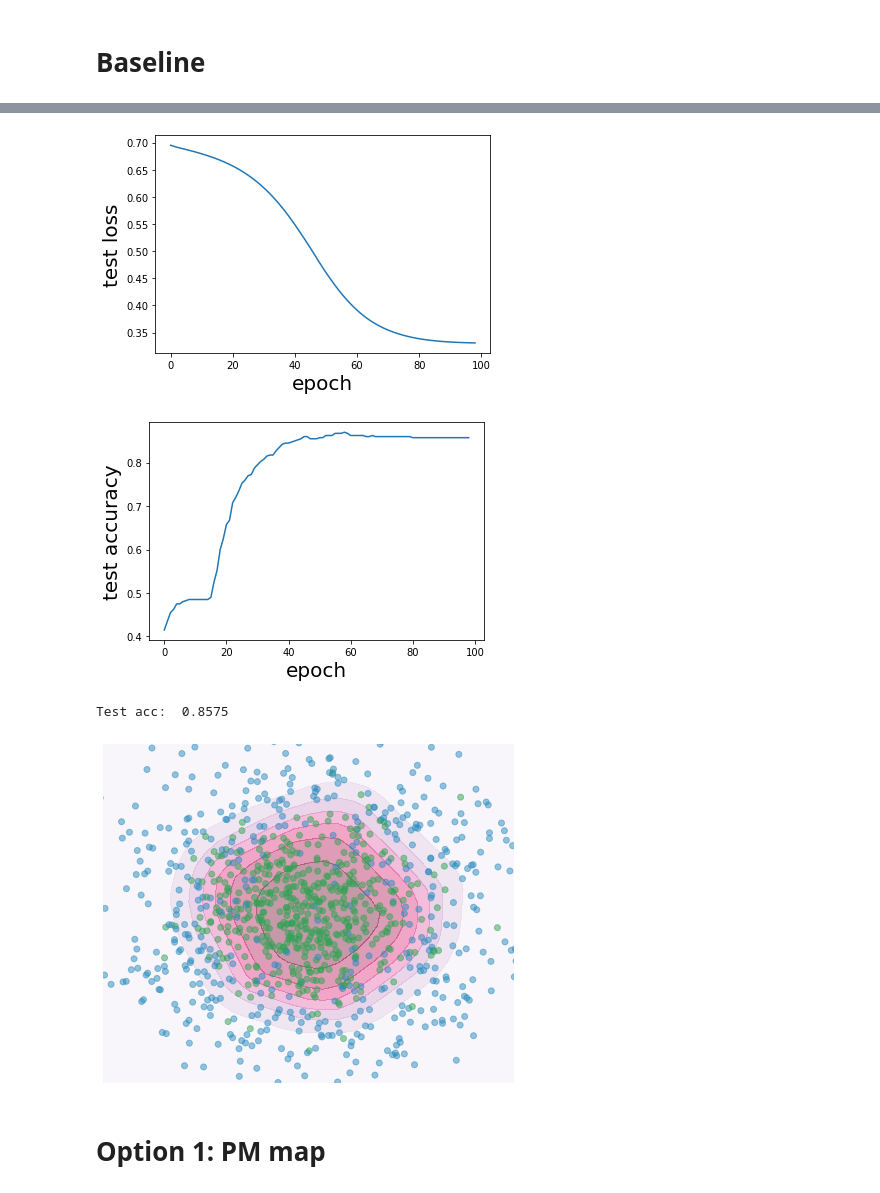
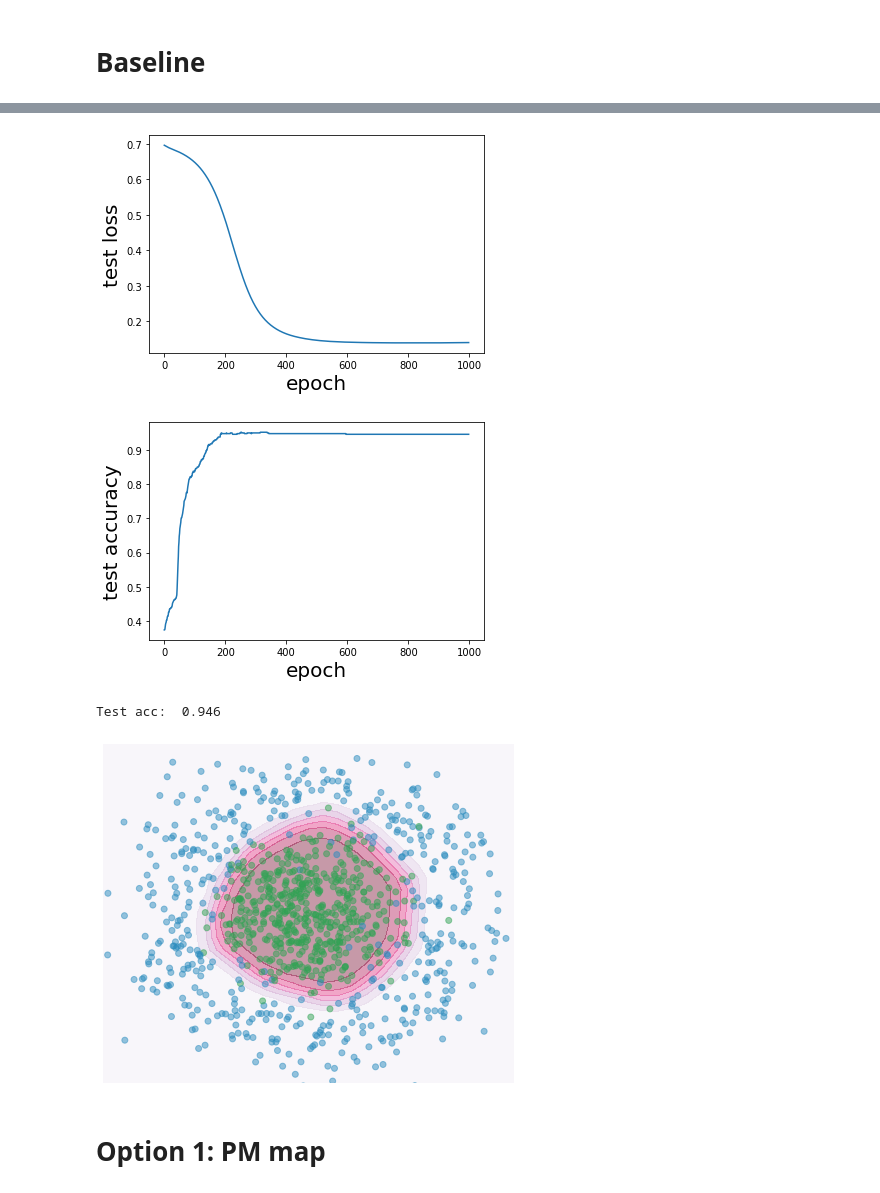
Before and after one commit to shoelim/mpgd, a Jupyter notebook: toy_experiments.ipynb, the cells around one changed output, grey strips where cells are left out. Cells and saved outputs as stored; diff of their text form; code cells hidden in the pictures.

```diff
--- a/toy_experiments.ipynb
+++ b/toy_experiments.ipynb
@@ -8,7 +8,7 @@ X, y = make_circles(n_samples=1000, factor=0.3, noise=0.3, random_state=1)
 # %% [markdown]
 Here we use a routine provided by sklearn for splitting the dataset.
 # %%
-X_train, X_test, y_train, y_test = train_test_split(X, y, test_size=0.4, random_state=42)
+X_train, X_test, y_train, y_test = train_test_split(X, y, test_size=0.5, random_state=42)
 # %% [markdown]
 ## Plot data
 
@@ -52,7 +52,7 @@ def Thaler_map(x, gamma=0.6):
 # %%
 #visualization
 PM_iters = []
-x = 0.1
+x = (0.1)**(0.7)
 PM_iters.append(x)
 for i in range(1001):
   x = PM_map(x,0.7)
@@ -63,7 +63,7 @@ plt.title('PM map')
 plt.show()
 
 thaler_iters = []
-x = 0.1
+x = (0.1)**(0.6)
 thaler_iters.append(x)
 for i in range(1001):
   x = Thaler_map(x)
@@ -72,4 +72,7 @@ for i in range(1001):
 plt.plot(thaler_iters)
 plt.title('Thaler map')
 plt.show()
+
+#print(np.mean(thaler_iters))
+#print(np.mean(PM_iters))
 # %% [output]
@@ -78,7 +81,7 @@ plt.show()
 # %% [markdown]
 ### Step 1: Create a torch data loader
 # %%
-BATCH_SIZE = 128 # define batch size
+BATCH_SIZE = 500 #equal training set size
 # %%
 dataset = torch.utils.data.TensorDataset(
     torch.tensor(X_train, dtype=torch.float),
@@ -115,12 +118,15 @@ def train(lr=0.1, epochs=100, option=0):
     torch.cuda.manual_seed(1)
     torch.cuda.manual_seed_all(1)
 
-    if option == 1:
+    if option == 0 or option == -1:
+      r = 0.0
+    elif option == 1:
       gamma = 0.7
-      r = 0.1 #(0.01)**gamma
+      r = (0.1)**gamma
     elif option == 2:
       gamma = 0.6
-      r = 0.1 #(0.01)**gamma
+      r = (0.1)**gamma
+
 
     net = Net()
     print(net)
@@ -144,6 +150,7 @@ def train(lr=0.1, epochs=100, option=0):
             outputs = net(inputs)
 
             if option == 0:
+                reg = 0.0
                 loss = criterion(outputs, targets)
             elif option == -1:
                 reg = 0.0
@@ -171,7 +178,7 @@ def train(lr=0.1, epochs=100, option=0):
         #evaluate
         net.eval()
         y_pred = net(torch.from_numpy(X_test).float())
-        test_loss = criterion(y_pred, test_target)
+        test_loss = criterion(y_pred, test_target) + r * reg
         y_pred = y_pred.detach().numpy()
         y_pred[y_pred>=0.5] = 1.0
         y_pred[y_pred<0.5] = 0.0
@@ -236,7 +243,7 @@ def plot(net, name='baseline'):
 # %% [markdown]
 # Baseline
 # %%
-net = train(lr=0.1, epochs=100)
+net = train(lr=0.1, epochs=1000)
 
 evaluate(net)
 plot(net, name='baseline')
@@ -253,7 +269,7 @@ Epoch: %s, Test accuracy: %s (50, 0.855)
-[figure, old version]
+[figure, new version]
-[figure, old version]
+[figure, new version]
-Test acc:  0.8575
+Test acc:  0.946
-[figure, old version]
+[figure, new version]
 # %% [markdown]
 # Option 1: PM map
 # %%
```
Also changed, not shown: parts of 9 cells of this notebook.
